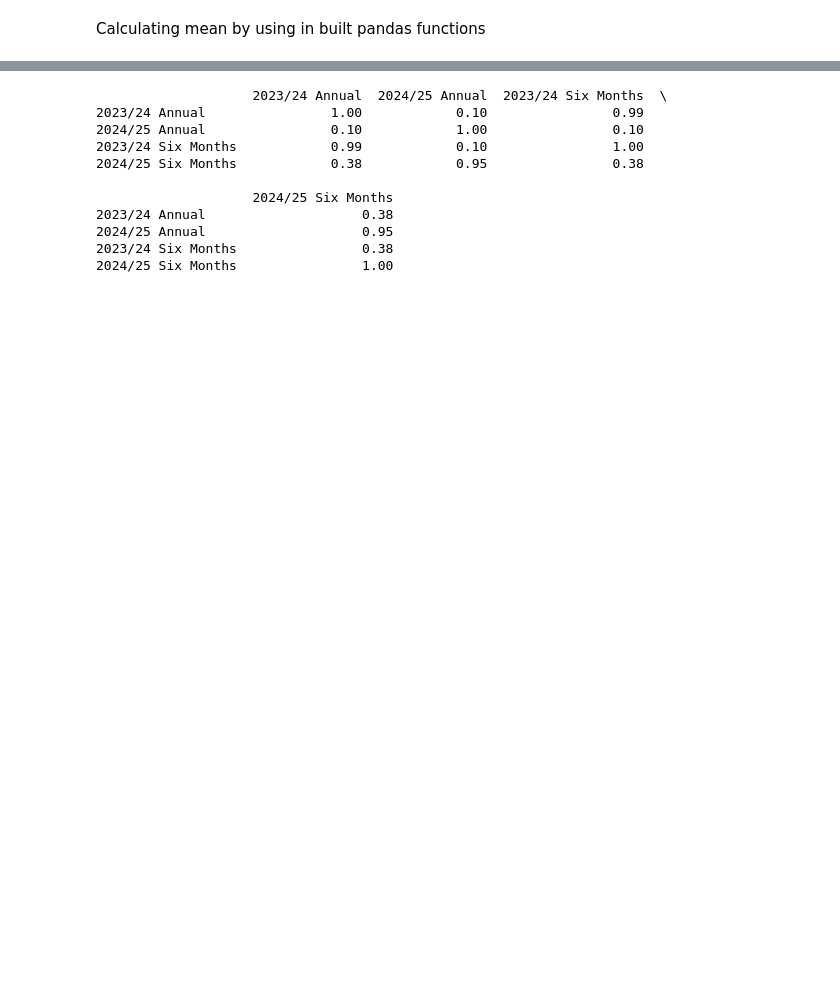
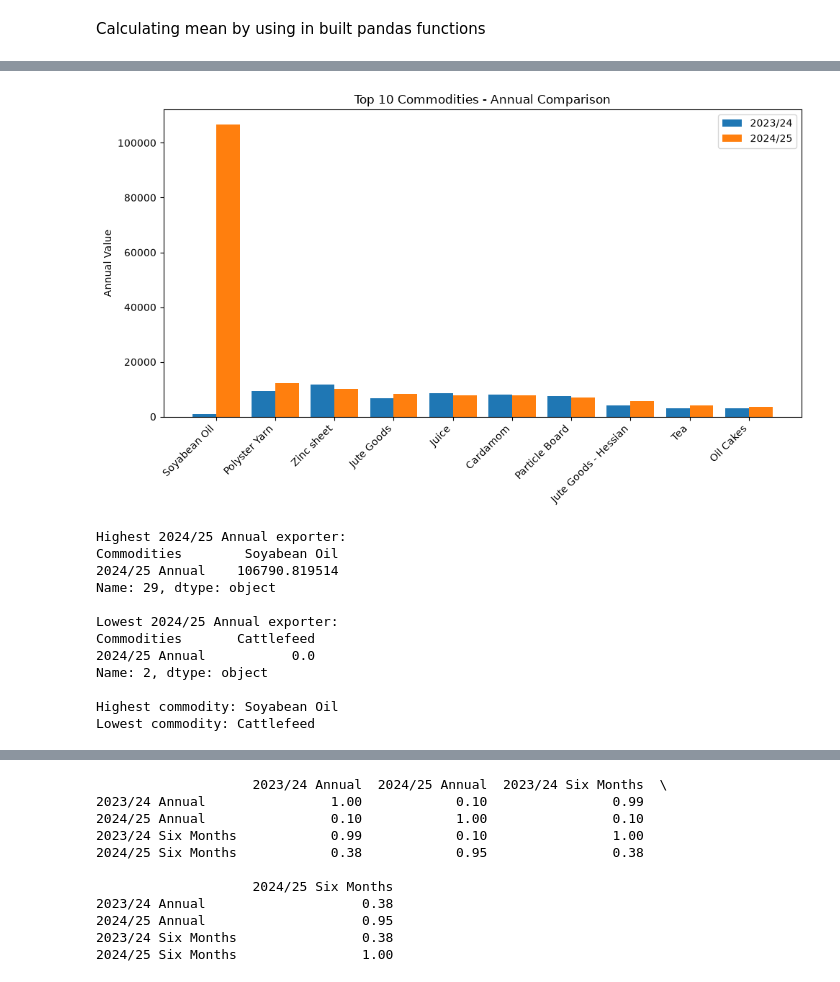
Before and after one commit to mesuvein23/SocrateAI, a Jupyter notebook: project_economics.ipynb, the cells around one changed output, grey strips where cells are left out. Cells and saved outputs as stored; diff of their text form; code cells hidden in the pictures; blank space fills up the shorter version.

```diff
--- a/project_economics.ipynb
+++ b/project_economics.ipynb
@@ -167,3 +454,58 @@ print(std_202526_sixmnth)
+# %%
+import numpy as np
+import matplotlib.pyplot as plt
+
+df_annual = top10[['Commodities', '2023/24 Annual', '2024/25 Annual']]
+
+labels = df_annual['Commodities'].tolist()
+x = np.arange(len(labels))
+width = 0.4
+
+fig, ax = plt.subplots(figsize=(10,6))
+
+ax.bar(x - width/2, df_annual['2023/24 Annual'], width, label='2023/24')
+ax.bar(x + width/2, df_annual['2024/25 Annual'], width, label='2024/25')
+
+ax.set_xticks(x)
+ax.set_xticklabels(labels, rotation=45, ha='right')
+
+ax.set_ylabel("Annual Value")
+ax.set_title("Top 10 Commodities - Annual Comparison")
+ax.legend()
+
+plt.tight_layout()
+plt.show()
+
+
+max_row_idx = df["2024/25 Annual"].idxmax() #show which row has highest value
+min_row_idx = df["2024/25 Annual"].idxmin() #show which row has lowest value
+
+
+
+highest = df.loc[max_row_idx] #highest commodites of all year
+lowest  = df.loc[min_row_idx]#lowest commodites of all year
+
+
+print(f"\nHighest 2024/25 Annual exporter:\n{highest[['Commodities', '2024/25 Annual']]}")
+print(f"\nLowest 2024/25 Annual exporter:\n{lowest[['Commodities', '2024/25 Annual']]}")
+
+# it shows  the commodity name only
+print("\nHighest commodity:", df.loc[df['2024/25 Annual'].idxmax(), 'Commodities'])
+print("Lowest commodity:", df.loc[df['2024/25 Annual'].idxmin(), 'Commodities'])
+# %% [output]
+[figure, added]
+Highest 2024/25 Annual exporter:
+Commodities        Soyabean Oil
+2024/25 Annual    106790.819514
+Name: 29, dtype: object
+
+Lowest 2024/25 Annual exporter:
+Commodities       Cattlefeed
+2024/25 Annual           0.0
+Name: 2, dtype: object
+
+Highest commodity: Soyabean Oil
+Lowest commodity: Cattlefeed
 # %%
 corr1 = df["2023/24 Annual"].corr(df["2024/25 Annual"])
 
```
Also changed, not shown: parts of 46 cells of this notebook.
